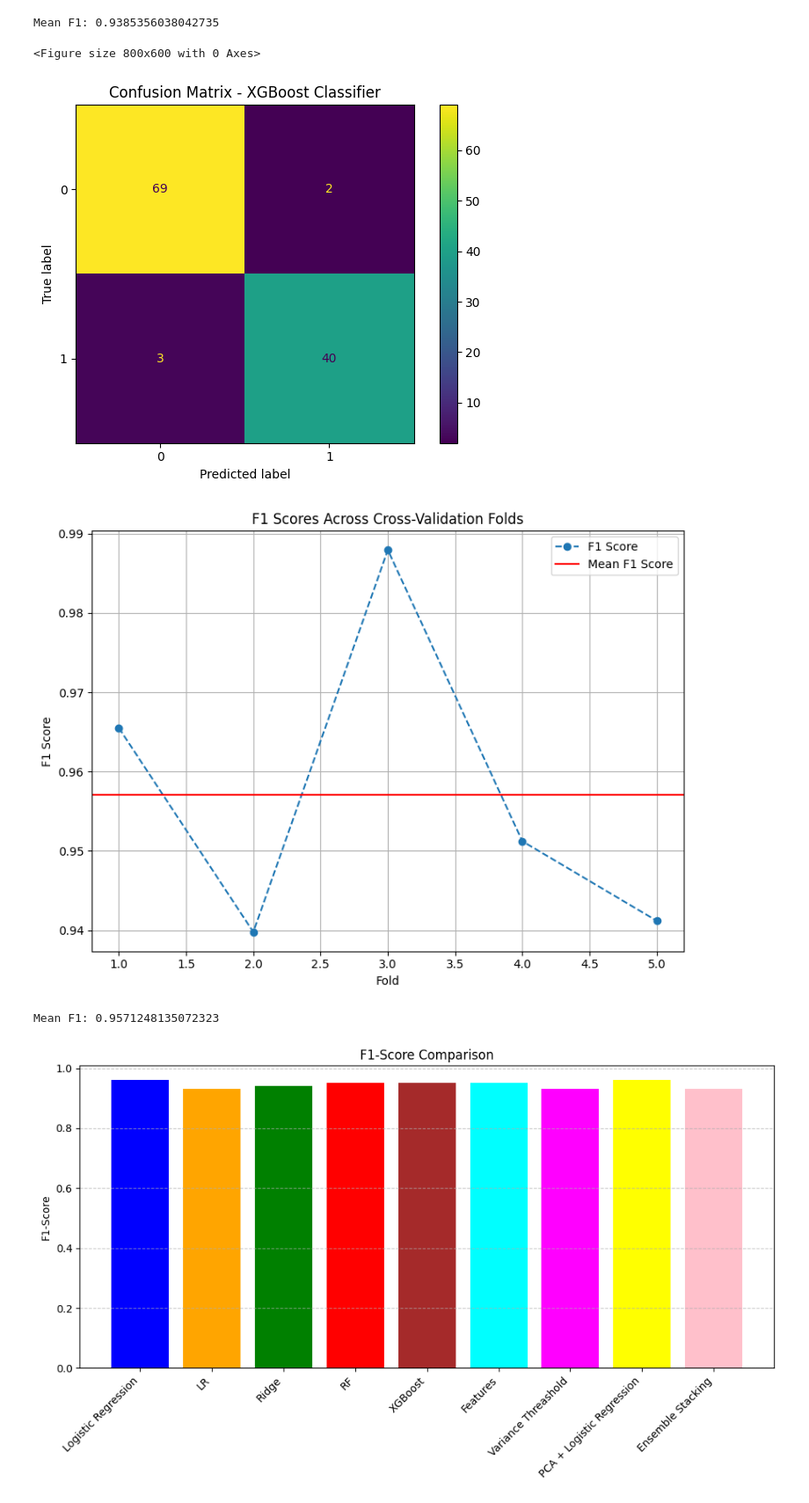
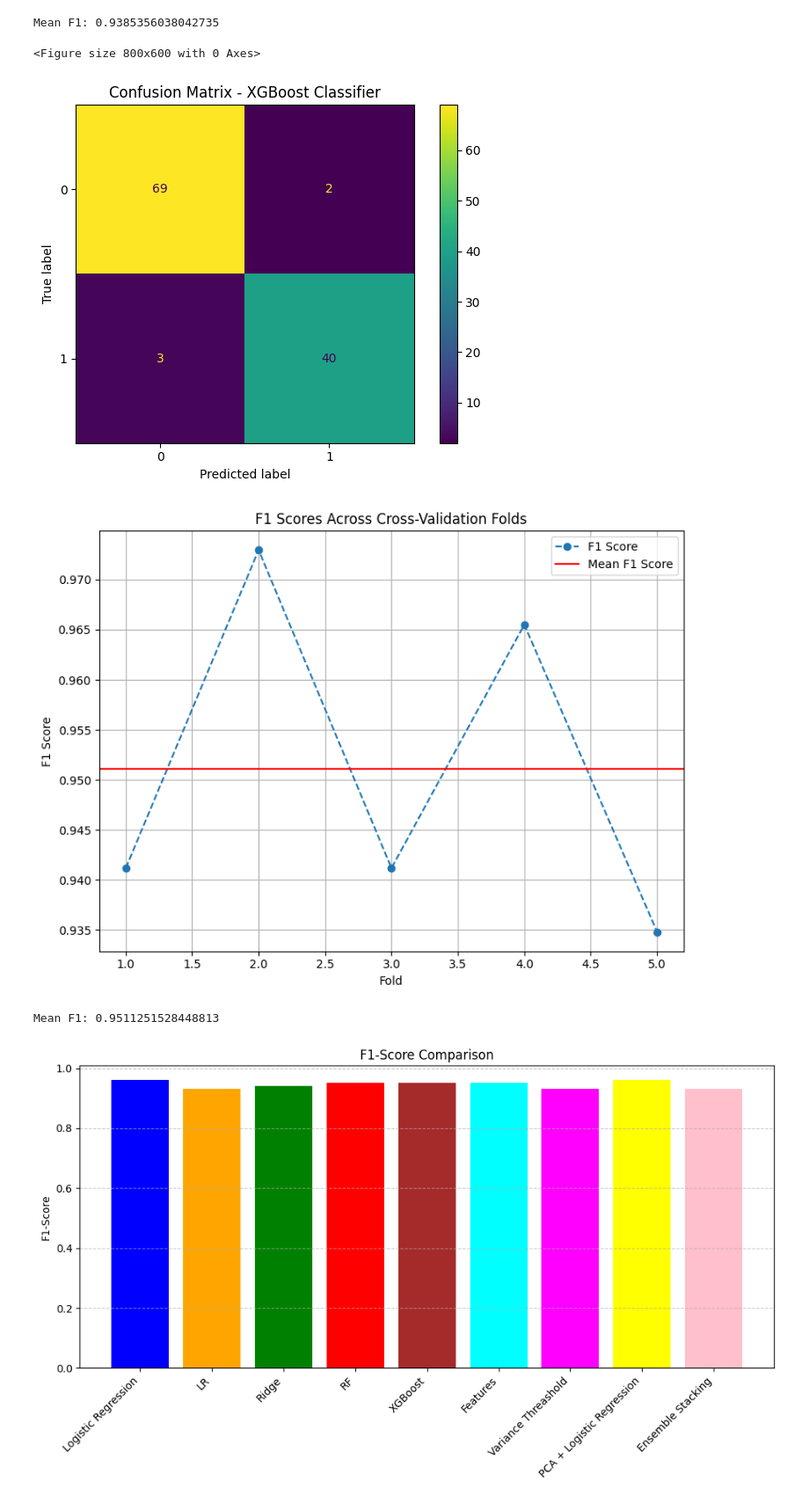
Before and after one commit to raavisampath74/Python-Project, a Jupyter notebook: Cancer_python_project.ipynb, the cells around one changed output. Shown at 88% size. Cells and saved outputs as stored; diff of their text form; code cells hidden in the pictures.

```diff
--- a/Cancer_python_project.ipynb
+++ b/Cancer_python_project.ipynb
@@ -632,44 +612,71 @@ with mlflow.start_run(run_name="Ensemble_Stacking"):
 Mean F1: 0.9385356038042735
 # %%
 from xgboost import XGBClassifier
-from sklearn.model_selection import train_test_split, cross_val_score
+from sklearn.model_selection import train_test_split, KFold
 from sklearn.metrics import confusion_matrix, ConfusionMatrixDisplay, f1_score
 import matplotlib.pyplot as plt
 import mlflow
 import numpy as np
+
+# Split the data into training and testing sets
 X_train, X_test, y_train, y_test = train_test_split(X, y, test_size=0.2, random_state=42)
+
+# Initialize and train the XGBoost classifier
 xgb_clf = XGBClassifier(use_label_encoder=False, eval_metric='logloss')
 xgb_clf.fit(X_train, y_train)
+
+# Predict on the test set
 y_pred = xgb_clf.predict(X_test)
+
+# Confusion matrix
 conf_matrix = confusion_matrix(y_test, y_pred)
 plt.figure(figsize=(8, 6))
 disp = ConfusionMatrixDisplay(confusion_matrix=conf_matrix)
 disp.plot()
 plt.title("Confusion Matrix - XGBoost Classifier")
 plt.tight_layout()
 plt.show()
 print("\n")
+
+# Cross-validation using KFold
+kf = KFold(n_splits=5, shuffle=True, random_state=42)
+cv_scores = []
+
+for fold, (train_index, val_index) in enumerate(kf.split(X), 1):
+    X_train_cv, X_val_cv = X.iloc[train_index], X.iloc[val_index]
+    y_train_cv, y_val_cv = y.iloc[train_index], y.iloc[val_index]
+
+    xgb_clf = XGBClassifier(use_label_encoder=False, eval_metric='logloss')
+    xgb_clf.fit(X_train_cv, y_train_cv)
+    y_val_pred = xgb_clf.predict(X_val_cv)
+
+    f1 = f1_score(y_val_cv, y_val_pred)
+    cv_scores.append(f1)
+
+mean_f1 = np.mean(cv_scores)
+
+# Log results to MLflow
 with mlflow.start_run(run_name="XGBoost"):
-    cv_scores = cross_val_score(xgb_clf, X, y, cv=5, scoring='f1')
-    mean_f1 = np.mean(cv_scores)
     mlflow.log_metric("mean_f1_score", mean_f1)
+
+    # Plot F1 scores across folds
     plt.figure(figsize=(8, 6))
-    plt.plot(range(1, 6), cv_scores, marker='o', linestyle='--', label="F1 Score")
+    plt.plot(range(1, len(cv_scores) + 1), cv_scores, marker='o', linestyle='--', label="F1 Score")
     plt.axhline(y=mean_f1, color='r', linestyle='-', label="Mean F1 Score")
     plt.title("F1 Scores Across Cross-Validation Folds")
     plt.xlabel("Fold")
     plt.ylabel("F1 Score")
     plt.legend()
     plt.grid()
     plt.tight_layout()
     plt.show()
-    print("\n")
-    print("Mean F1:", mean_f1)
+
+    print("\nMean F1:", mean_f1)
 # %% [output]
 <Figure size 800x600 with 0 Axes>
 [figure]
-[figure, old version]
+[figure, new version]
-Mean F1: 0.9571248135072323
+Mean F1: 0.9511251528448813
 # %%
 import matplotlib.pyplot as plt
 experiments = ["Logistic Regression","LR","Ridge","RF","XGBoost","Features","Variance Threashold","PCA + Logistic Regression","Ensemble Stacking","XGBoost"]
```
Also changed, not shown: parts of 6 cells of this notebook.
